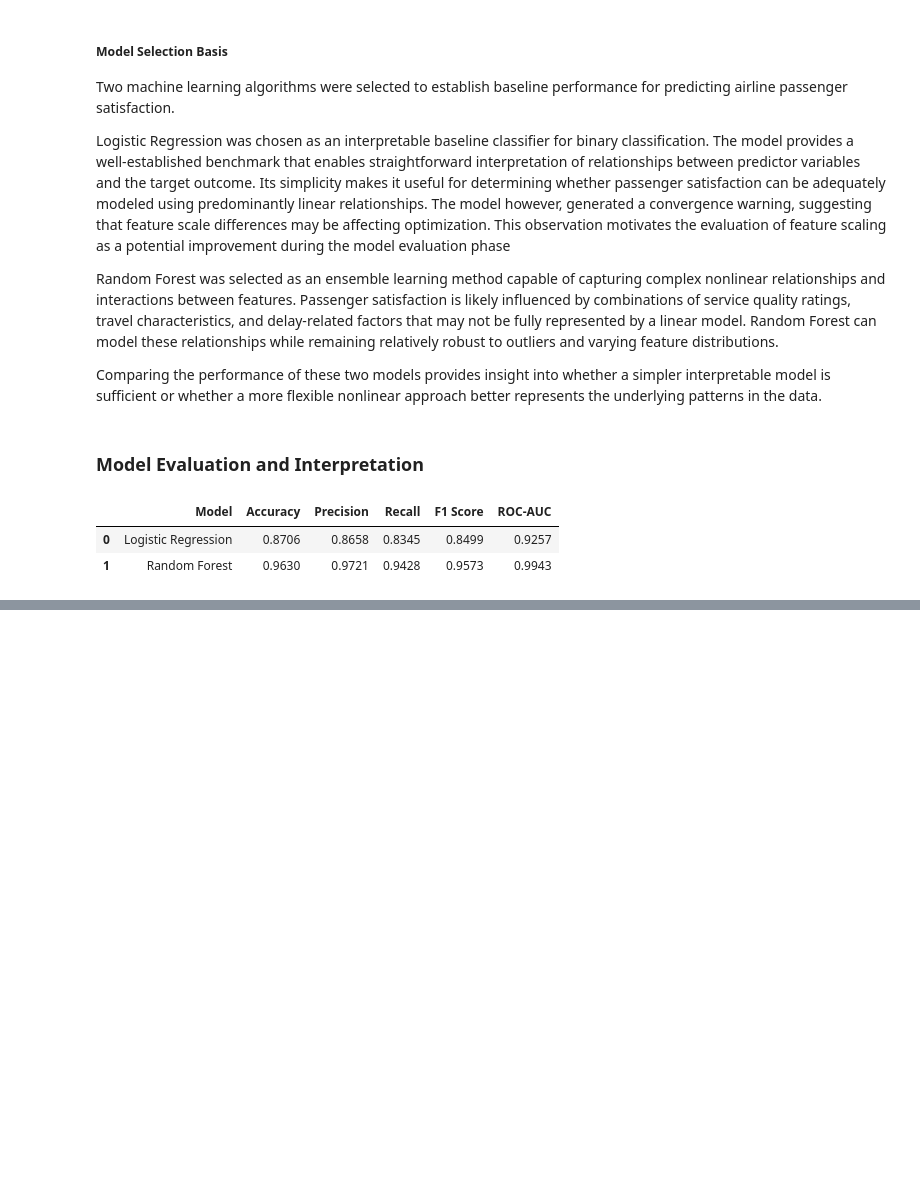
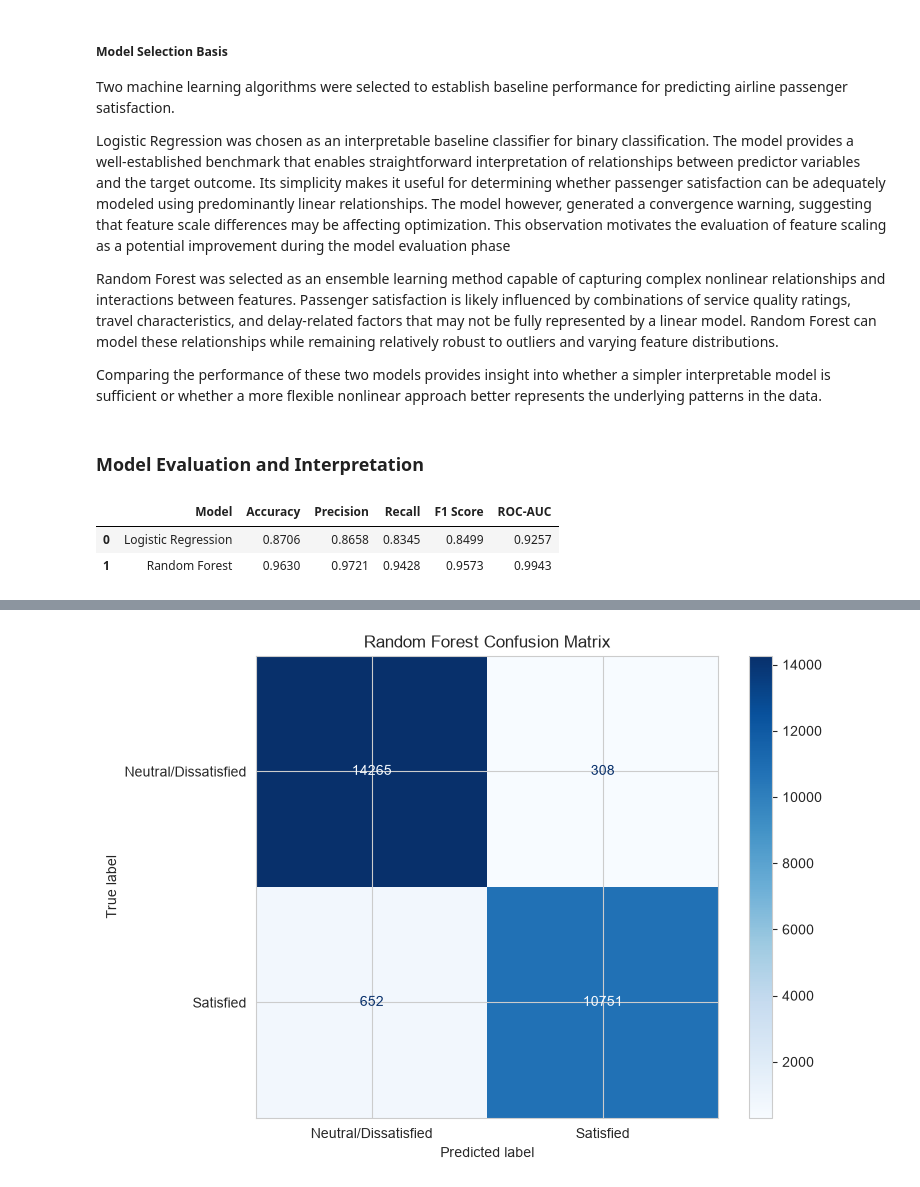
Before and after one commit to Shehzaad-S/udacity-applied-ml-project, a Jupyter notebook: modeling.ipynb, the cells around one changed output, grey strips where cells are left out. Drawn from its saved outputs; the diff is of its cells as text; code cells hidden in the pictures; blank space fills up the shorter version.

Commit message:
Complete Model Evaluation

```diff
--- a/modeling.ipynb
+++ b/modeling.ipynb
@@ -744,0 +977,22 @@ baseline_results
+# %%
+# We use the baseline model pipeline here
+y_pred_rf = rf_pipeline.predict(X_test)
+# %%
+# We want to visualize the model decisions, TP, TN, FP, FN
+fig, ax = plt.subplots(figsize=(8, 6))
+
+ConfusionMatrixDisplay.from_predictions(
+    y_test,
+    y_pred_rf,
+    display_labels=[
+        "Neutral/Dissatisfied",
+        "Satisfied"
+    ],
+    cmap="Blues",
+    ax=ax
+)
+
+plt.title("Random Forest Confusion Matrix")
+plt.show()
+# %% [output]
+[figure, added]
```
Also changed, not shown: parts of 26 cells of this notebook.
